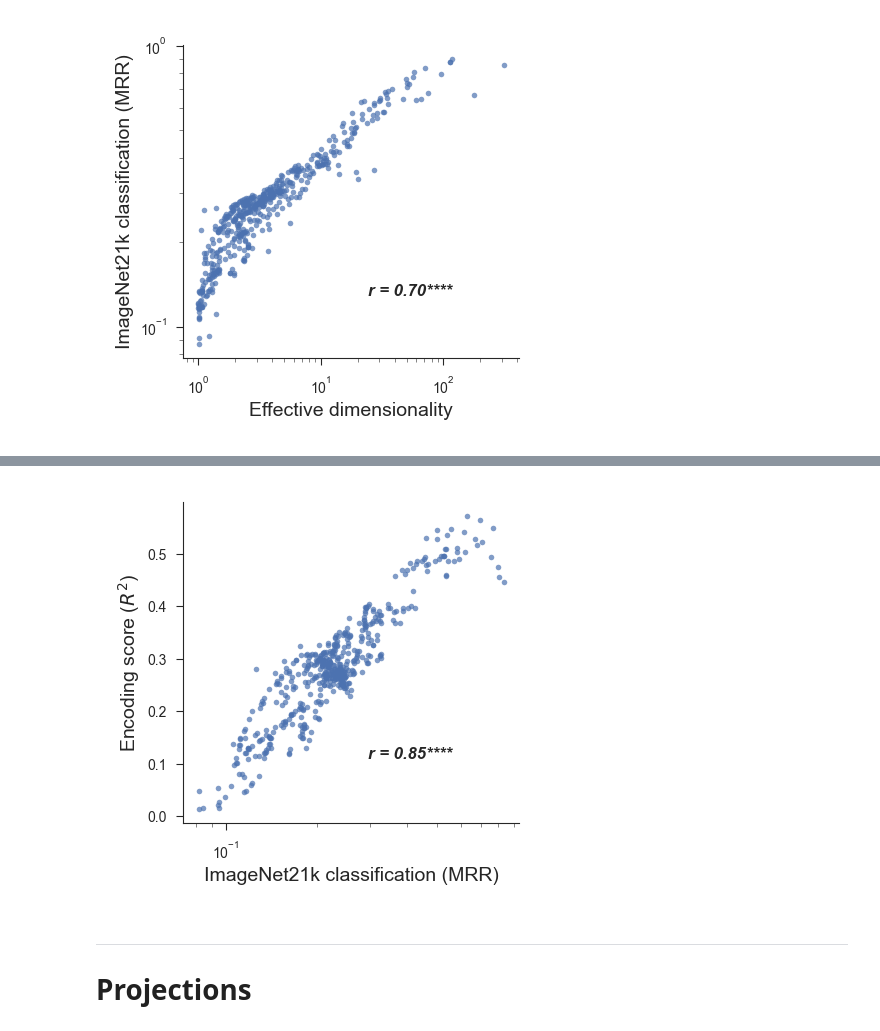
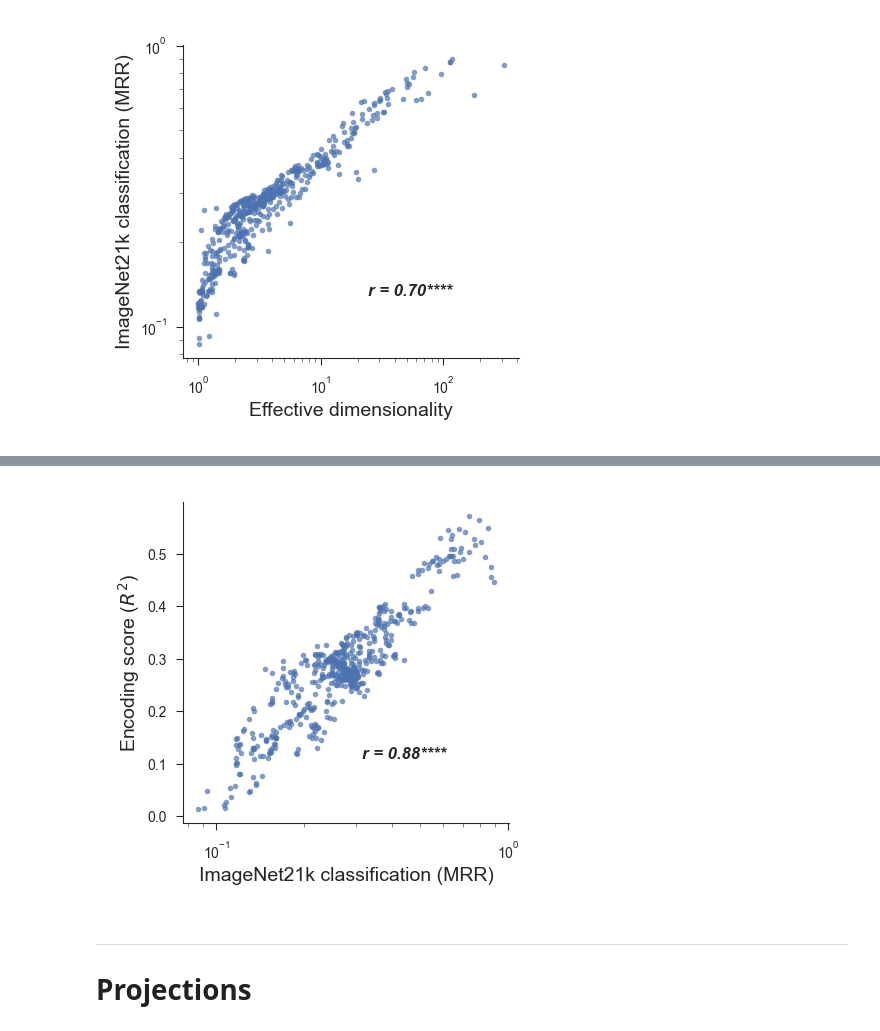
Before and after one commit to EricElmoznino/encoder_dimensionality, a Jupyter notebook: figures/manuscript/results.ipynb, the cells around one changed output, grey strips where cells are left out. Drawn from its saved outputs; the diff is of its cells as text; code cells hidden in the pictures.

```diff
--- a/figures/manuscript/results.ipynb
+++ b/figures/manuscript/results.ipynb
@@ -487,25 +510,25 @@ plt.show()
 # %%
 data = pd.read_csv(f'../../results/n-shot|dataset:imagenet21k|classifier:prototype|pooling:avg.csv')
-data = data[data.n_train == 5]
+data = data[data.n_train == 50]
 data = data.drop([c for c in data.columns if c not in id_columns + ['MRR']], axis='columns')
 data = data.groupby(id_columns, as_index=False).mean()
 
 data = pd.merge(data,
                 pd.read_csv('../../results/encoding|benchmark:dicarlo.MajajHong2015.IT.public-pls|pooling:False.csv'),
                 on=id_columns)
 data.loc[:, 'layer'] = data['layer'].replace(tf_to_pt_layer_map)
 
 fig, ax = plt.subplots(figsize=(2.1, 2))
 
 sns.scatterplot(data=data, x='MRR', y='score',
                 alpha=0.7, s=4, linewidth=0, ax=ax)
 ax.set(xscale='log', xlabel='ImageNet21k classification (MRR)', ylabel=r'Encoding score ($R^2$)')
 annotate_corr(data, x='MRR', y='score', pos=(0.55, 0.2), ax=ax)
 
-plt.savefig('saved/results_classification-vs-encoding.png', dpi=300)
+plt.savefig('saved/results_classification-vs-encoding-plot.png', dpi=300)
 plt.show()
 # %% [output]
-[figure, old version]
+[figure, new version]
 # %% [markdown]
 ---
 # Projections
```
Also changed, not shown: parts of 2 cells of this notebook, 3 other files.
